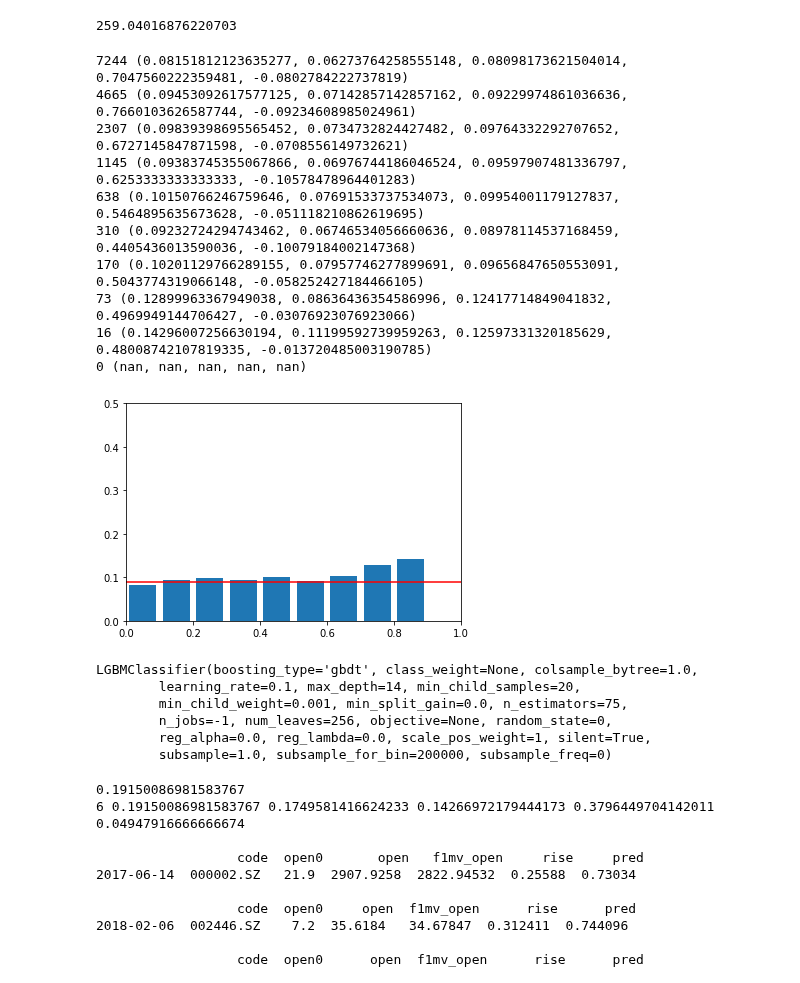
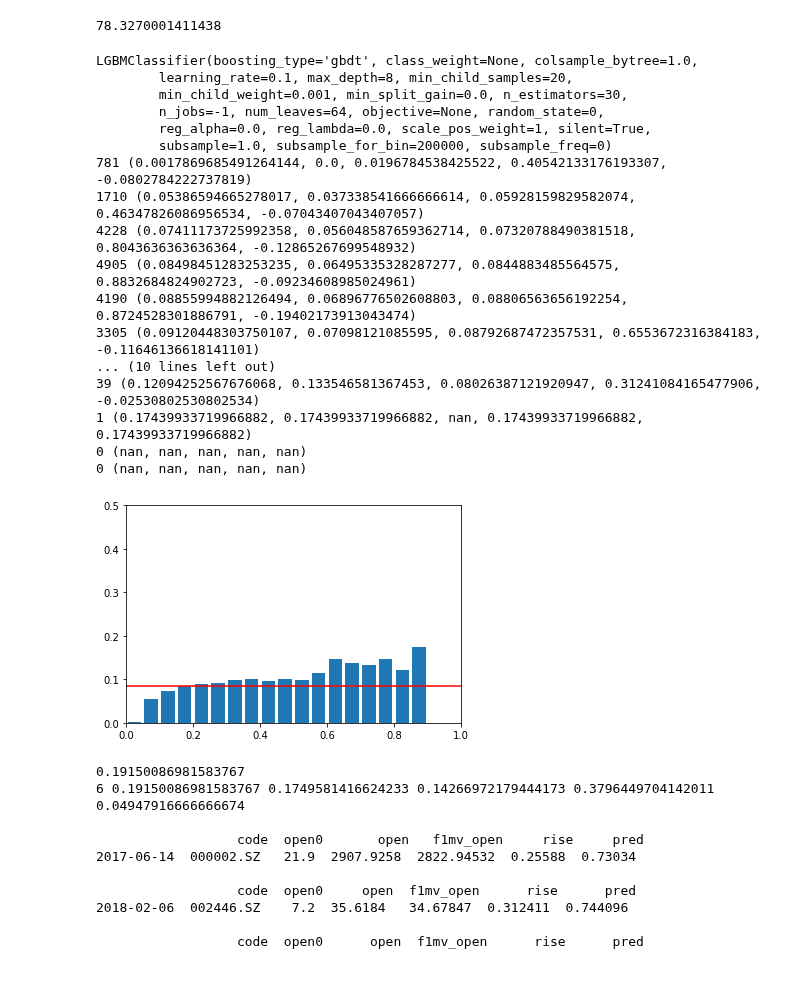
Before and after one commit to Bantorra0/Quant, a Jupyter notebook: test_clf.ipynb, the cells around one changed output. Drawn from its saved outputs; the diff is of its cells as text; code cells hidden in the pictures.

```diff
--- a/test_clf.ipynb
+++ b/test_clf.ipynb
@@ -20,7 +20,8 @@ targets = [{"period": 20, "fun": "max", "col": "high"},
            {"period": 20, "fun": "min", "col": "low"},
            {"period": 5, "fun": "max", "col": "high"},
            {"period": 5, "fun": "min", "col": "low"},
-           {"period": 20, "fun": "mean", "col": ""},]
+           # {"period": 20, "fun": "mean", "col": ""}
+           ]
 
 time_delta = datetime.timedelta(days=1)
 test_start = "2018-01-01"
@@ -44,13 +45,13 @@ trading_date_idxes = df_all.index.unique().sort_values(ascending=True)
 
 X = ml_model.gen_X(df_all, cols_future)
 
-# paras = [("y_l_rise", {"pred_period": 20, "is_high": True, "is_clf": False,"threshold":0.2}, df_all),
-#          ("y_l_decline", {"pred_period": 20, "is_high": False, "is_clf": False, "threshold":0.2}, df_all),
-#          ("y_s_rise", {"pred_period": 5, "is_high": True, "is_clf": False,"threshold":0.1}, df_all),
-#          ("y_s_decline", {"pred_period": 5, "is_high": False, "is_clf": False,"threshold":0.1}, df_all), ]
+paras = [("y_l_rise", {"pred_period": 20, "is_high": True, "is_clf": False,"threshold":0.2}, df_all),
+         ("y_l_decline", {"pred_period": 20, "is_high": False, "is_clf": False, "threshold":0.2}, df_all),
+         ("y_s_rise", {"pred_period": 5, "is_high": True, "is_clf": False,"threshold":0.1}, df_all),
+         ("y_s_decline", {"pred_period": 5, "is_high": False, "is_clf": False,"threshold":0.1}, df_all), ]
 
-paras = [("y_l", {"pred_period": 20, "is_high": True, "is_clf": False,
-                       "threshold":0.1}, df_all)]
+# paras = [("y_l", {"pred_period": 20, "is_high": True, "is_clf": False,
+#                        "threshold":0.1}, df_all)]
 Y = pd.concat([ml_model.gen_y(v2, **v1) for k, v1, v2 in paras], axis=1)
 Y.columns = [k for k, _, _ in paras]
 Y.index = X.index
@@ -76,7 +104,7 @@ y_s_decline -0.03969116265935484 -0.027656477438136817 0.04191924774713406
 # %%
 train_date_idx = trading_date_idxes[trading_date_idxes<"2017-01-01"][:-21]
 print(train_date_idx[0],train_date_idx[-1])
-test_date_idx = trading_date_idxes[(trading_date_idxes>="2017-01-01")][:300]
+test_date_idx = trading_date_idxes[(trading_date_idxes>="2017-01-01")][:-21]
 print(test_date_idx[0],test_date_idx[-1])
 
 ycol = "y_l_rise"
@@ -94,4 +117,7 @@ print(X_test.shape, Y_test[ycol].shape)
+# %%
+models={}
 # %%
+
 # models = {"model_l_high":
 #               xgb.XGBClassifier(n_estimators=150,
 #                                   scale_pos_weight=1,
@@ -100,15 +126,14 @@ print(X_test.shape, Y_test[ycol].shape)
 #                                   )
 #           }
 
-models = {"model_l_high":
-              lgbm.LGBMClassifier(n_estimators=75,
+models["model_l_high"]=lgbm.LGBMClassifier(n_estimators=30,
                                   scale_pos_weight=1,
-                                 num_leaves=256,
-                                max_depth=14,
+                                 num_leaves=64,
+                                max_depth=8,
                                  random_state=0,
                                 min_child_samples=20,
                                   )
-          }
+
 
 y_train = ml_model.label(Y_train[ycol],threshold=0.15,is_high=True)
 scale_pos_weight = sum(y_train == 0) / sum(y_train == 1)
@@ -119,47 +144,51 @@ t2 = time.time()
 print(t2-t1)
 Y_test_pred ={ycol: models["model_l_high"].predict_proba(X_test)[:,1]}
 # %% [output]
-259.04016876220703
+78.3270001411438
 # %%
-x0 = np.arange(11)*0.1
+print(models["model_l_high"])
+
+interval = 0.05
+n = int(1/interval)
+x0 = np.arange(n+1)*interval
 y0 = np.ones(x0.shape)* Y_test[ycol].mean()
 
 y1 = []
 cnt1 = []
-for i in range(10):
-    p0 = i*0.1
-    p1 = (i+1)*0.1
+for i in range(n):
+    p0 = i*interval
+    p1 = (i+1)*interval
     cond=(p0 < Y_test_pred[ycol]) & (Y_test_pred[ycol] <=p1)
     cnt1.append(sum(cond))
     y1.append((Y_test[ycol][cond].mean(), Y_test[ycol][cond].median(),Y_test[ycol][cond].std(),Y_test[ycol][cond].max(),Y_test[ycol][cond].min()))
 for c,p in zip(cnt1,y1):
     print(c,p)
 
-plt.bar(np.arange(len(y1))*0.1+0.05,[mean for mean,_, _,_,_ in y1],width=0.08)
+plt.bar(np.arange(len(y1))*interval+interval/2,[mean for mean,_, _,_,_ in y1],width=interval*0.8)
 plt.plot(x0,y0,color='r')
 # plt.plot(x,y1,color='r')
 plt.xlim(0,1)
 plt.ylim(0,0.5)
 plt.show()
-print(models["model_l_high"])
 # %% [output]
-7244 (0.08151812123635277, 0.06273764258555148, 0.08098173621504014, 0.7047560222359481, -0.0802784222737819)
-4665 (0.09453092617577125, 0.07142857142857162, 0.09229974861036636, 0.7660103626587744, -0.09234608985024961)
-2307 (0.09839398695565452, 0.0734732824427482, 0.09764332292707652, 0.6727145847871598, -0.0708556149732621)
-1145 (0.09383745355067866, 0.06976744186046524, 0.09597907481336797, 0.6253333333333333, -0.10578478964401283)
-638 (0.10150766246759646, 0.07691533737534073, 0.09954001179127837, 0.5464895635673628, -0.051118210862619695)
-310 (0.09232724294743462, 0.06746534056660636, 0.08978114537168459, 0.4405436013590036, -0.10079184002147368)
-170 (0.10201129766289155, 0.07957746277899691, 0.09656847650553091, 0.5043774319066148, -0.058252427184466105)
-73 (0.12899963367949038, 0.08636436354586996, 0.12417714849041832, 0.4969949144706427, -0.03076923076923066)
-16 (0.14296007256630194, 0.11199592739959263, 0.12597331320185629, 0.48008742107819335, -0.013720485003190785)
+LGBMClassifier(boosting_type='gbdt', class_weight=None, colsample_bytree=1.0,
+        learning_rate=0.1, max_depth=8, min_child_samples=20,
+        min_child_weight=0.001, min_split_gain=0.0, n_estimators=30,
+        n_jobs=-1, num_leaves=64, objective=None, random_state=0,
+        reg_alpha=0.0, reg_lambda=0.0, scale_pos_weight=1, silent=True,
+        subsample=1.0, subsample_for_bin=200000, subsample_freq=0)
+781 (0.0017869685491264144, 0.0, 0.0196784538425522, 0.40542133176193307, -0.0802784222737819)
+1710 (0.05386594665278017, 0.037338541666666614, 0.05928159829582074, 0.46347826086956534, -0.07043407043407057)
+4228 (0.07411173725992358, 0.056048587659362714, 0.07320788490381518, 0.8043636363636364, -0.12865267699548932)
+4905 (0.08498451283253235, 0.06495335328287277, 0.0844883485564575, 0.8832684824902723, -0.09234608985024961)
+4190 (0.08855994882126494, 0.06896776502608803, 0.08806563656192254, 0.8724528301886791, -0.19402173913043474)
+3305 (0.09120448303750107, 0.07098121085595, 0.08792687472357531, 0.6553672316384183, -0.11646136618141101)
+... (10 lines left out)
+39 (0.12094252567676068, 0.133546581367453, 0.08026387121920947, 0.31241084165477906, -0.02530802530802534)
+1 (0.17439933719966882, 0.17439933719966882, nan, 0.17439933719966882, 0.17439933719966882)
 0 (nan, nan, nan, nan, nan)
+0 (nan, nan, nan, nan, nan)
-[figure, old version]
+[figure, new version]
-LGBMClassifier(boosting_type='gbdt', class_weight=None, colsample_bytree=1.0,
-        learning_rate=0.1, max_depth=14, min_child_samples=20,
-        min_child_weight=0.001, min_split_gain=0.0, n_estimators=75,
-        n_jobs=-1, num_leaves=256, objective=None, random_state=0,
-        reg_alpha=0.0, reg_lambda=0.0, scale_pos_weight=1, silent=True,
-        subsample=1.0, subsample_for_bin=200000, subsample_freq=0)
 # %%
 cond = Y_test_pred[ycol]>0.7
 print(Y_test[ycol][cond].mean())
```
Also changed, not shown: parts of 7 cells of this notebook, 3 other files.
